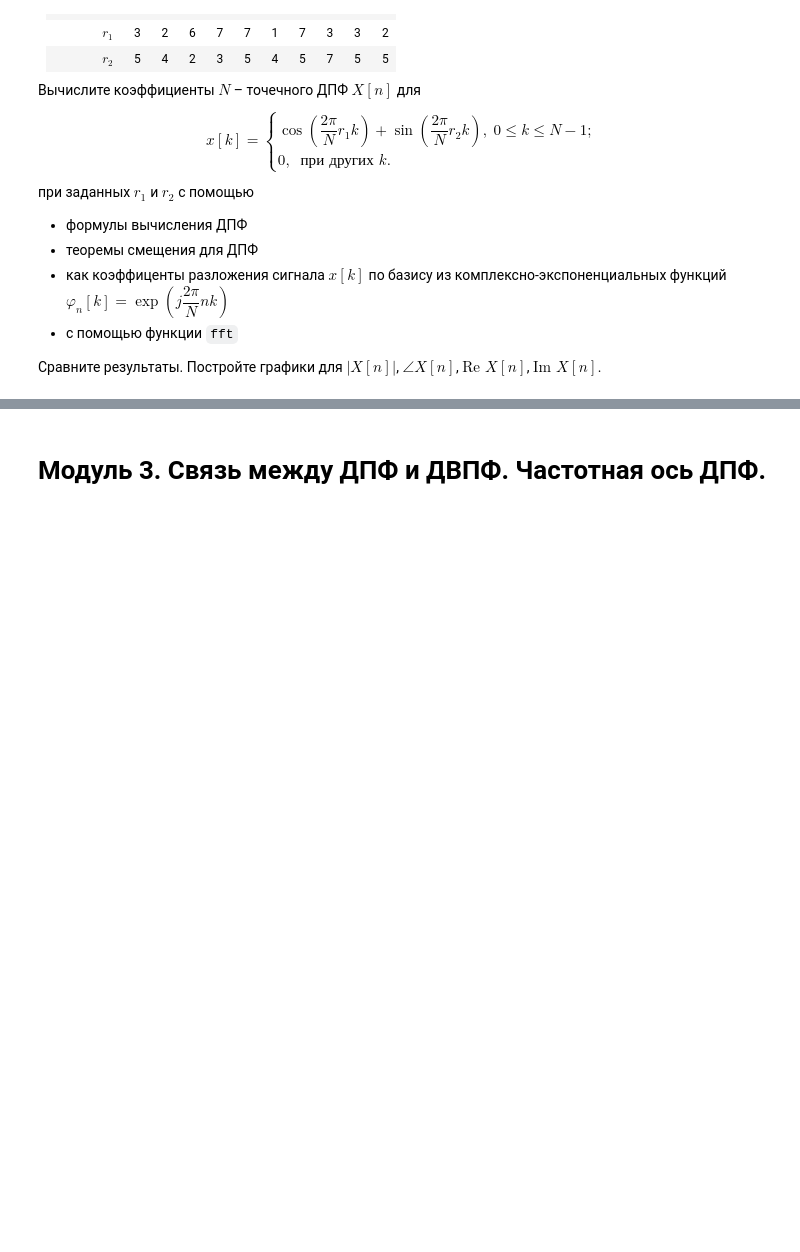
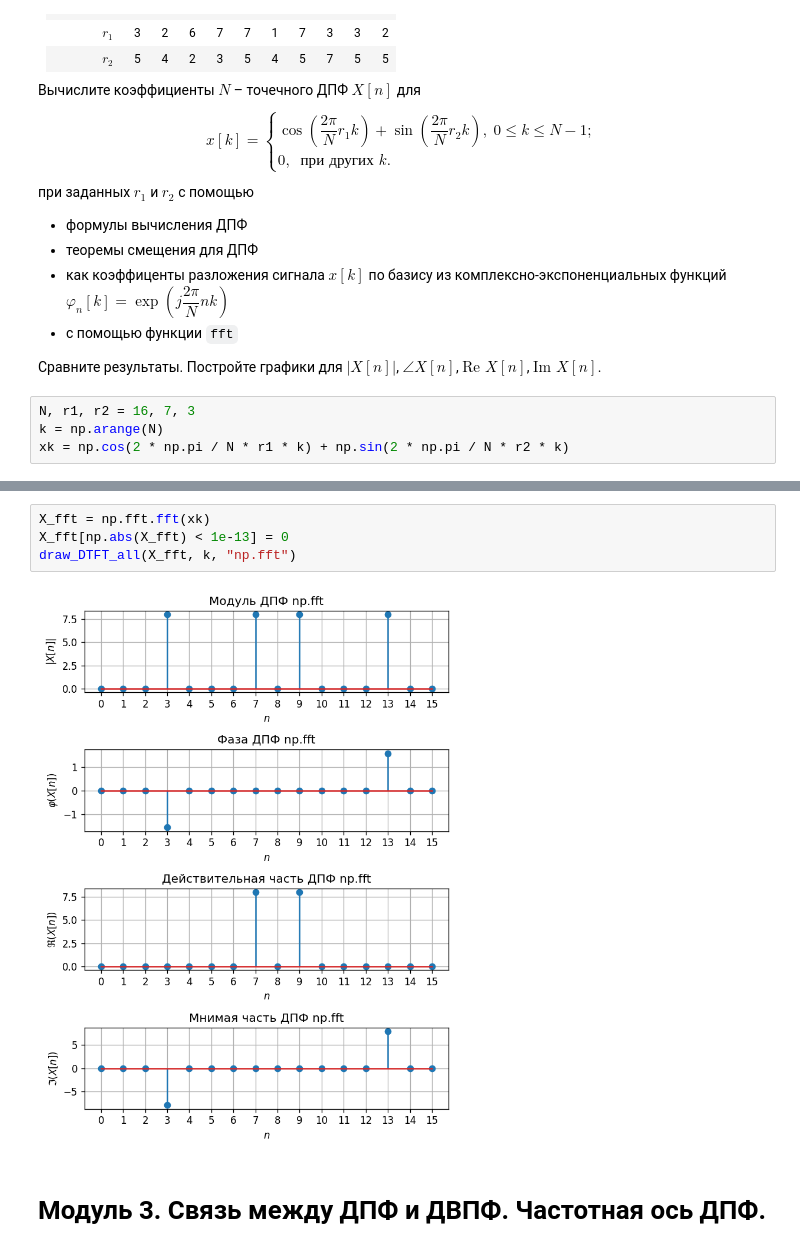
Before and after one commit to derzhavin3016/DSP-labs, a Jupyter notebook: lab1/dsp_lab1.ipynb, the cells around one changed output, grey strips where cells are left out. Drawn from its saved outputs; the diff is of its cells as text; blank space fills up the shorter version.

````diff
--- a/lab1/dsp_lab1.ipynb
+++ b/lab1/dsp_lab1.ipynb
@@ -363,3 +427,7 @@ $$
  * с помощью функции ```fft```
 
  Сравните результаты. Постройте графики для $|X[n]|$, $\angle X[n]$, $\text{Re } X[n]$, $\text{Im }X[n]$.
+# %%
+N, r1, r2 = 16, 7, 3
+k = np.arange(N)
+xk = np.cos(2 * np.pi / N * r1 * k) + np.sin(2 * np.pi / N * r2 * k)
@@ -366,3 +623,9 @@ $$
+# %%
+X_fft = np.fft.fft(xk)
+X_fft[np.abs(X_fft) < 1e-13] = 0
+draw_DTFT_all(X_fft, k, "np.fft")
+# %% [output]
+[figure, added]
 # %% [markdown]
 # Модуль 3. Связь между ДПФ и ДВПФ. Частотная ось ДПФ.
 # %% [markdown]
````
Also changed, not shown: parts of 11 cells of this notebook.
